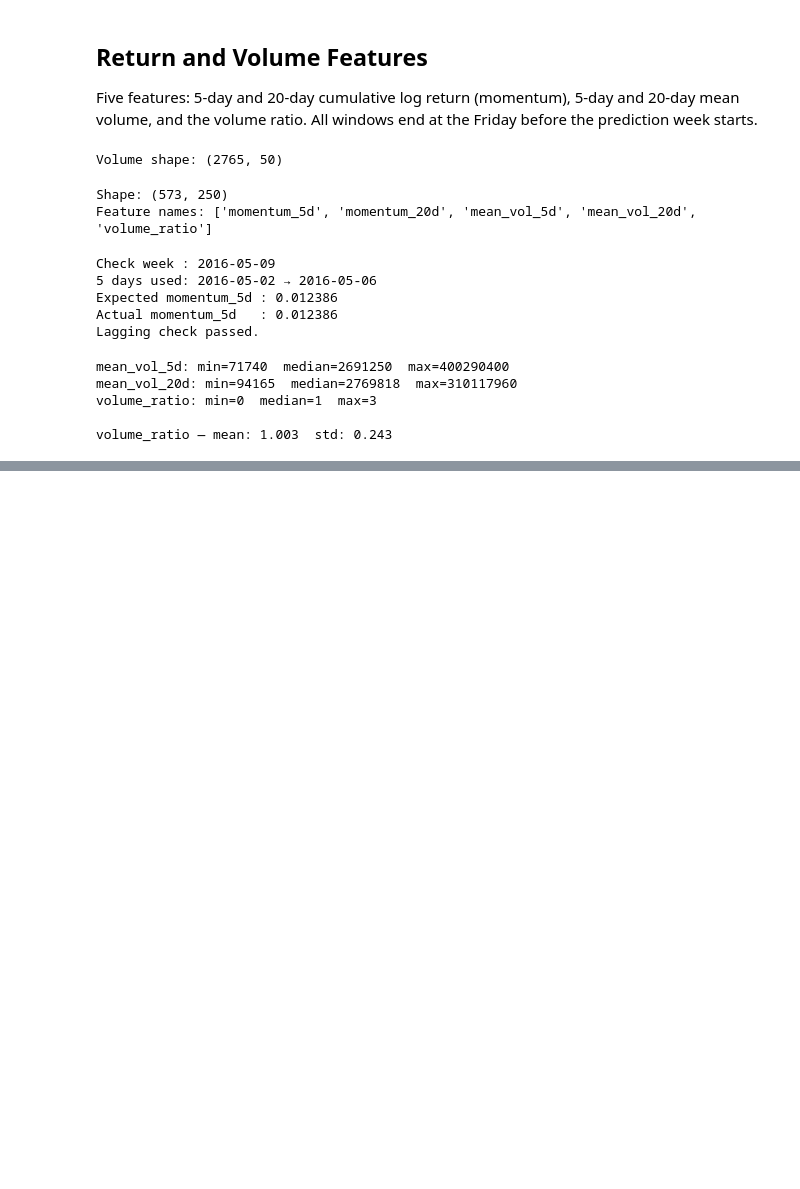
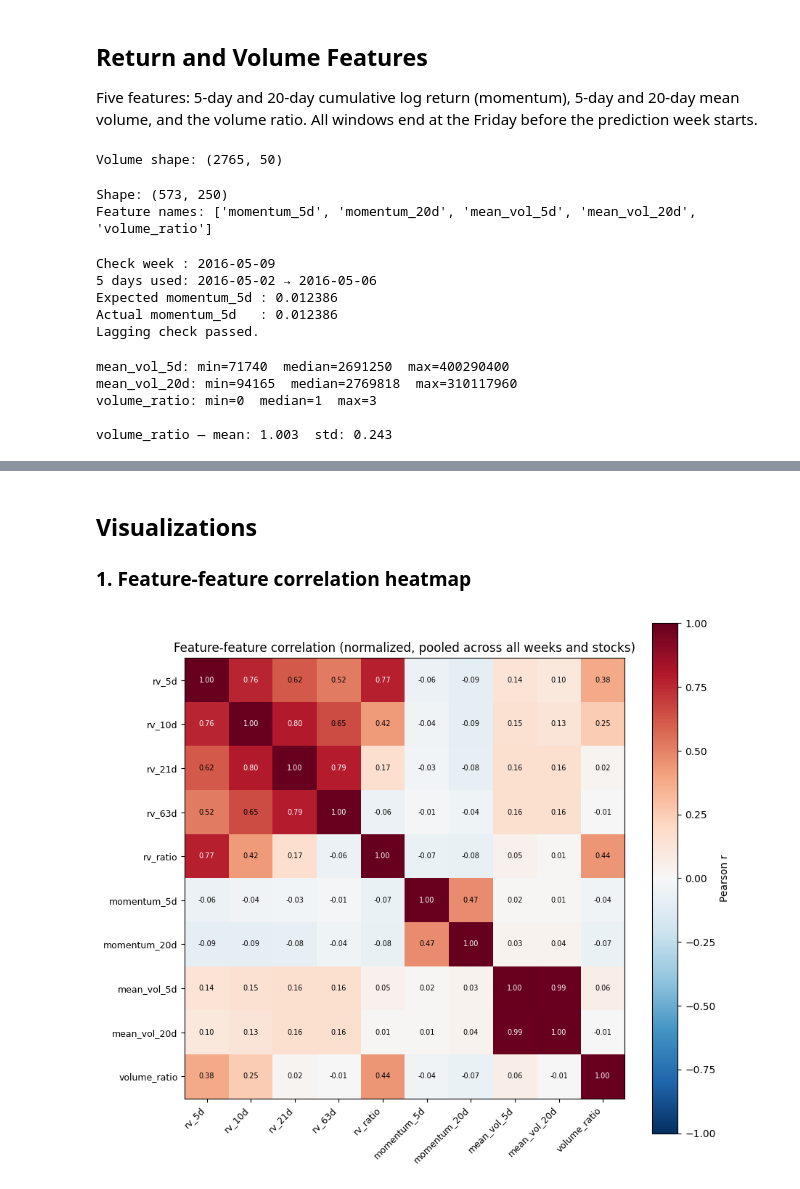
Before and after one commit to waderylan/sp500-gnn, a Jupyter notebook: notebooks/02_features.ipynb, the cells around one changed output, grey strips where cells are left out. Drawn from its saved outputs; the diff is of its cells as text; code cells hidden in the pictures; blank space fills up the shorter version.

Commit message:
build feature tensor and visualize

```diff
--- a/notebooks/02_features.ipynb
+++ b/notebooks/02_features.ipynb
@@ -148,0 +153,6 @@ volume_ratio — mean: 1.003  std: 0.243
+# %%
+from src.features import build_feature_tensor, save_features
+
+features, feature_names = build_feature_tensor(weekly_rv, log_returns, volume)
+print("Feature tensor shape:", features.shape)
+print("Feature names:", feature_names)
@@ -148,0 +205,28 @@ volume_ratio — mean: 1.003  std: 0.243
+# %% [markdown]
+## Visualizations
+
+### 1. Feature-feature correlation heatmap
+# %%
+# Flatten across all weeks and stocks, compute feature-feature Pearson correlation
+df_flat = pd.read_parquet(f"{config.DATA_FEATURES_DIR}/features.parquet")
+feat_corr = df_flat[feature_names].corr()
+
+fig, ax = plt.subplots(figsize=(9, 8))
+im = ax.imshow(feat_corr.values, vmin=-1, vmax=1, cmap="RdBu_r")
+ax.set_xticks(range(len(feature_names)))
+ax.set_yticks(range(len(feature_names)))
+ax.set_xticklabels(feature_names, rotation=45, ha="right", fontsize=9)
+ax.set_yticklabels(feature_names, fontsize=9)
+plt.colorbar(im, ax=ax, label="Pearson r")
+
+# Annotate each cell with the correlation value
+for i in range(len(feature_names)):
+    for j in range(len(feature_names)):
+        ax.text(j, i, f"{feat_corr.values[i, j]:.2f}", ha="center", va="center",
+                fontsize=7, color="black" if abs(feat_corr.values[i, j]) < 0.7 else "white")
+
+ax.set_title("Feature-feature correlation (normalized, pooled across all weeks and stocks)")
+plt.tight_layout()
+plt.show()
+# %% [output]
+[figure, added]
```
Also changed, not shown: parts of 12 cells of this notebook, 3 other files.
